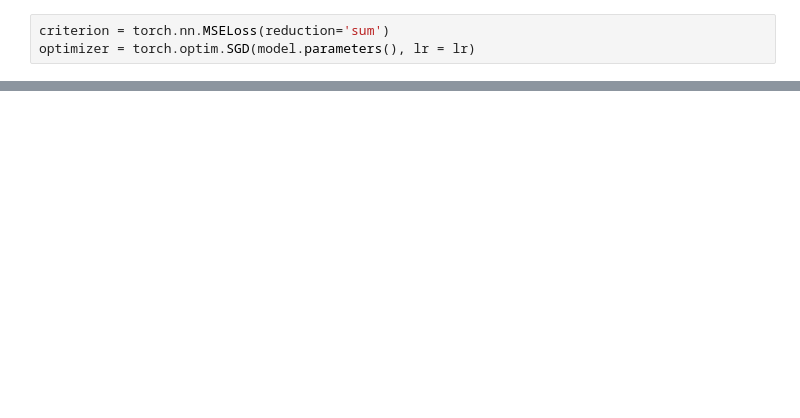
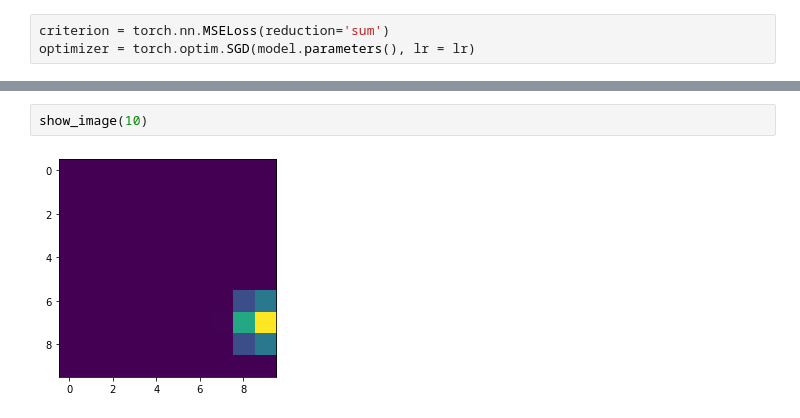
Before and after one commit to heatherbaier/social-sig, a Jupyter notebook: firstExample - WithGrad.ipynb, the cells around one changed output, grey strips where cells are left out. Drawn from its saved outputs; the diff is of its cells as text; blank space fills up the shorter version.

```diff
--- a/firstExample - WithGrad.ipynb
+++ b/firstExample - WithGrad.ipynb
@@ -145,0 +294,4 @@ None
+# %%
+show_image(10)
+# %% [output]
+[figure, added]
```
Also changed, not shown: parts of 13 cells of this notebook.
